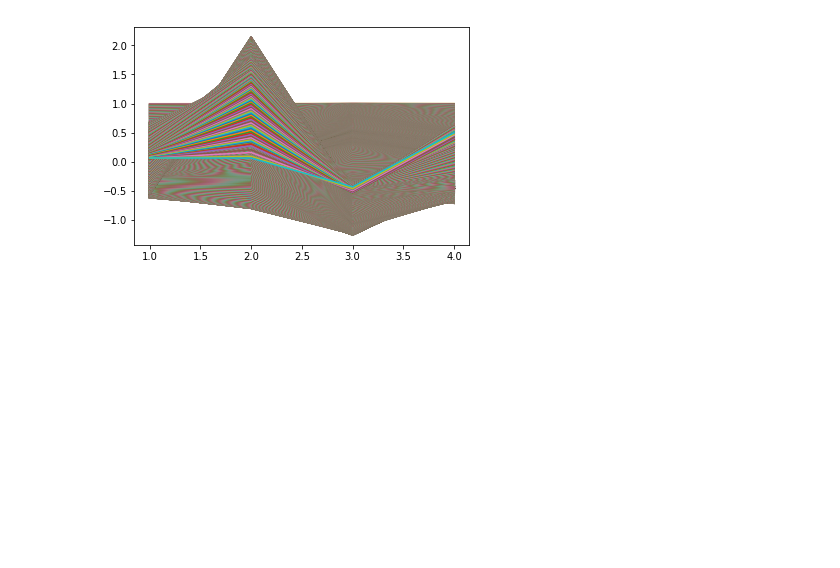
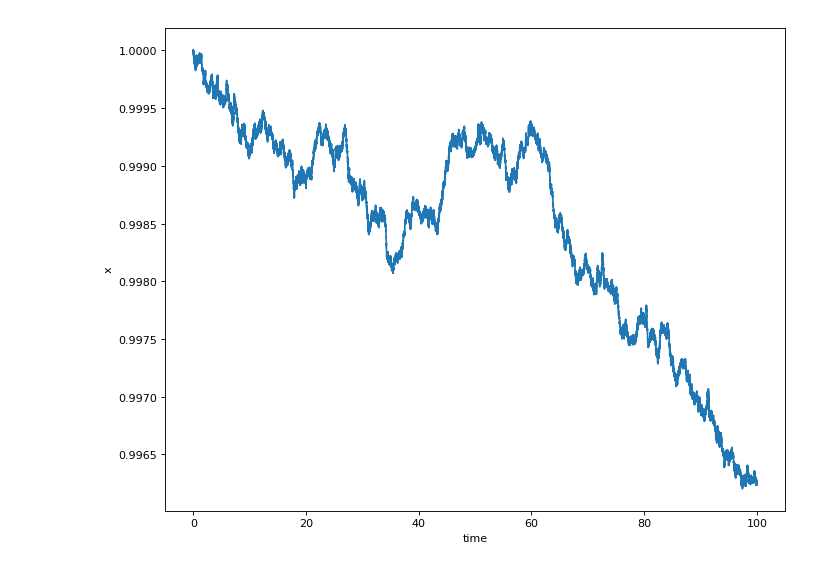
Before and after one commit to carfuentes/notebooks-tests, a Jupyter notebook: Colored-noise.ipynb, the cells around one changed output. Saved outputs shown, nothing was run; the diff lists cells and outputs as text; code cells hidden in the pictures; blank space fills up the shorter version.

Commit message:
Fox noise generation

```diff
--- a/Colored-noise.ipynb
+++ b/Colored-noise.ipynb
@@ -62,0 +72,12 @@ show()
+# %%
+# Perform the solution
+t, x = colored_noise_euler_integration_fox(x_0, lamda,D, dt, t_stop)
+
+# Plot the result
+figure(num=None, figsize=(10, 8), dpi=80, facecolor='w', edgecolor='k')
+plot(t, x)
+xlabel('time')
+ylabel('x')
+show()
+# %% [output]
+[figure, added]
@@ -83,5 +95,0 @@ for x in x_autocorr:
-# %%
-plot(range(1,5),autocorr_x)
-show()
-# %% [output]
-[figure, removed]
```
Also changed, not shown: parts of 17 cells of this notebook, 1 other file.
